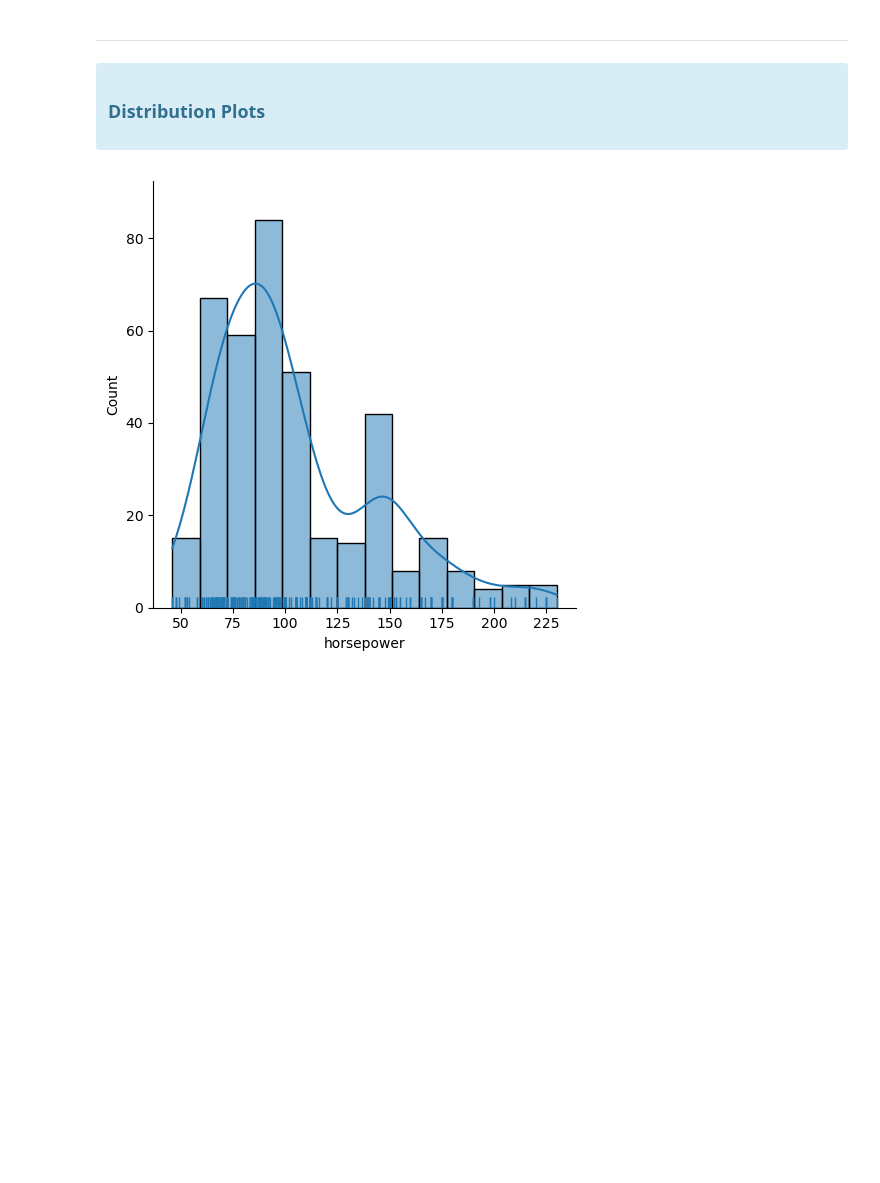
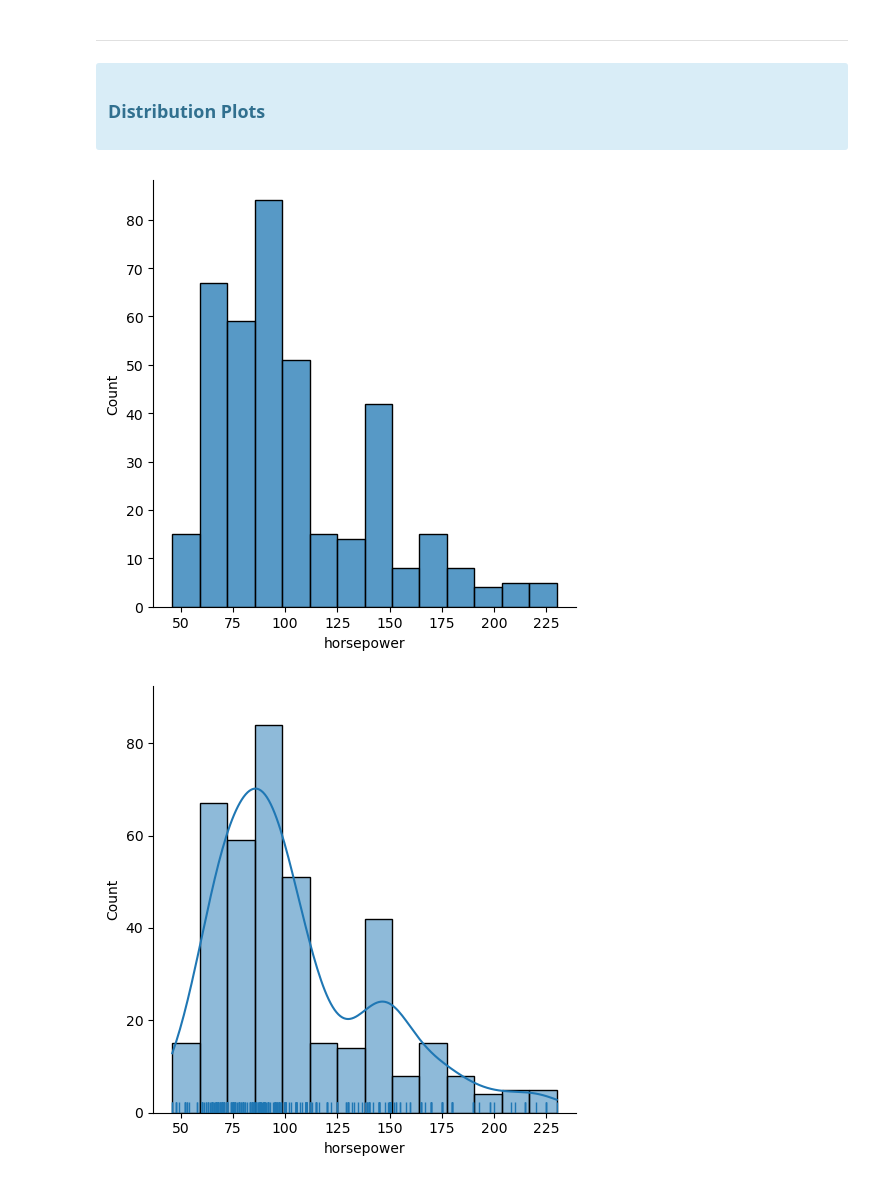
Before and after one commit to Adam-Harris87/numpy-pandas-visualization-exercises, a Jupyter notebook: seaborn-lesson.ipynb, the cells around one changed output. Drawn from its saved outputs; the diff is of its cells as text; code cells hidden in the pictures; blank space fills up the shorter version.

```diff
--- a/seaborn-lesson.ipynb
+++ b/seaborn-lesson.ipynb
@@ -255,6 +255,11 @@ sns.relplot(data=mpg,
 <div class="alert alert-block alert-info">
 
 ### **Distribution Plots**
+# %%
+sns.displot(data=mpg,
+           x='horsepower');
+# %% [output]
+[figure, added]
 # %%
 sns.displot(data=mpg,
            x='horsepower',
```
Also changed, not shown: 1 other file.
